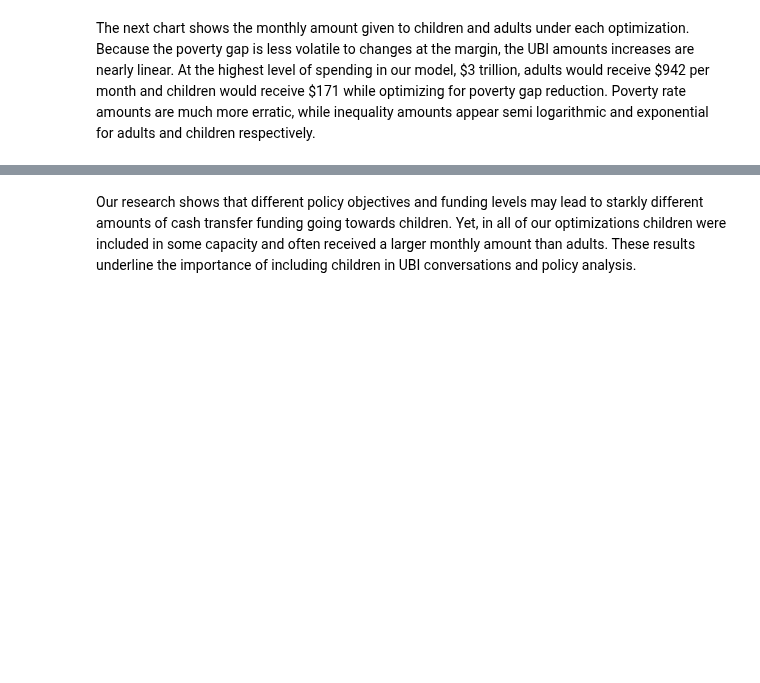
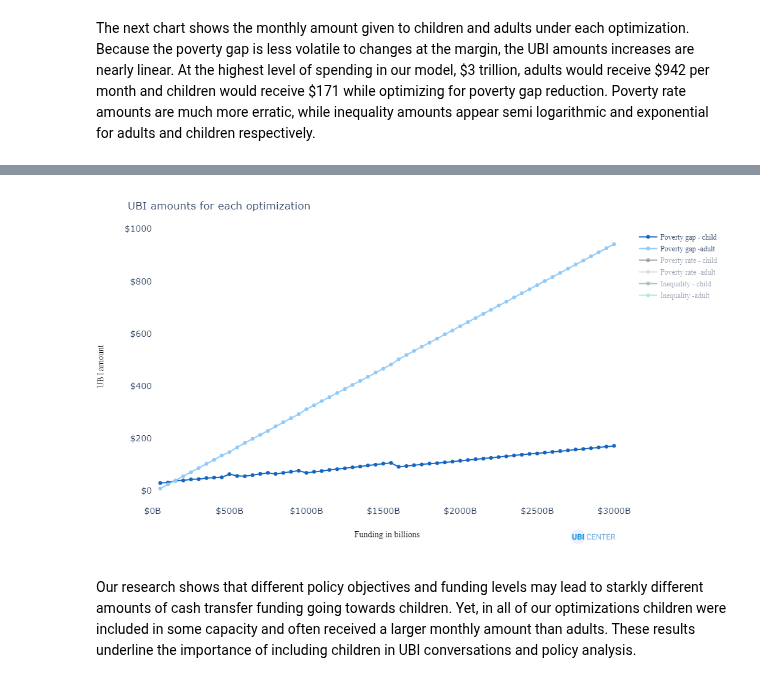
Before and after one commit to UBICenter/blog, a Jupyter notebook: jb/20210103/How_much_UBI_spending_should_go_to_children_Graphs.ipynb, the cells around one changed output, grey strips where cells are left out. Cells and saved outputs as stored; diff of their text form; code cells hidden in the pictures; blank space fills up the shorter version.

```diff
--- a/jb/20210103/How_much_UBI_spending_should_go_to_children_Graphs.ipynb
+++ b/jb/20210103/How_much_UBI_spending_should_go_to_children_Graphs.ipynb
@@ -379,7 +379,7 @@ fig.add_trace(
           x=optimal_poverty_gap['funding_billions'],
           y=optimal_poverty_gap['monthly_child_ubi'],
           mode="markers+lines",
-          name="Poverty gap - child UBI",
+          name="Poverty gap - child",
           # assign numpy array with child & adult ubi to customdata argument
           customdata = np.stack(
           (optimal_poverty_gap['monthly_child_ubi'],
@@ -401,7 +401,7 @@ fig.add_trace(
           x=optimal_poverty_gap['funding_billions'],
           y=optimal_poverty_gap['monthly_adult_ubi'],
           mode="markers+lines",
-          name="Poverty gap - adult UBI",
+          name="Poverty gap -adult",
           # assign numpy array with child & adult ubi to customdata argument
           customdata = np.stack(
           (optimal_poverty_gap['monthly_adult_ubi'],
@@ -423,7 +423,7 @@ fig.add_trace(
           x=optimal_poverty_rate['funding_billions'],
           y=optimal_poverty_rate['monthly_child_ubi'],
           mode="markers+lines",
-          name="Poverty rate - child UBI",
+          name="Poverty rate - child",
           # assign numpy array with child & adult ubi to customdata argument
           customdata = np.stack(
           (optimal_poverty_rate['monthly_child_ubi'],
@@ -432,7 +432,7 @@ fig.add_trace(
           # add customdata to hovertemplate
           hovertemplate = (
                         '<b>Child UBI/mo</b>: $%{customdata[0]: .0f}'+\
-                        '<br><b>Poverty rate </b>: $%{customdata[1]: .0f} billion<br>'
+                        '<br><b>Poverty rate </b>: %{customdata[1]: .0f}%<br>'
                           ),
           line=dict(
               color='#484848'
@@ -445,7 +445,7 @@ fig.add_trace(
           x=optimal_poverty_rate['funding_billions'],
           y=optimal_poverty_rate['monthly_adult_ubi'],
           mode="markers+lines",
-          name="Poverty rate - adult UBI",
+          name="Poverty rate -adult",
           # assign numpy array with child & adult ubi to customdata argument
           customdata = np.stack(
           (optimal_poverty_rate['monthly_adult_ubi'],
@@ -454,7 +454,7 @@ fig.add_trace(
           # add customdata to hovertemplate
           hovertemplate = (
                         '<b>Adult UBI/mo</b>: $%{customdata[0]: .0f}'+\
-                        '<br><b>Poverty gap </b>: %{customdata[1]: .0f} billion'
+                        '<br><b>Poverty rate </b>: %{customdata[1]: .0f}%'
                           ),
           line=dict(
               color=GRAY
@@ -468,7 +468,7 @@ fig.add_trace(
           x=optimal_inequality['funding_billions'],
           y=optimal_inequality['monthly_child_ubi'],
           mode="markers+lines",
-          name="Inequality - child UBI",
+          name="Inequality - child",
           # assign numpy array with child & adult ubi to customdata argument
           customdata = np.stack(
           (optimal_inequality['monthly_child_ubi'],
@@ -490,7 +490,7 @@ fig.add_trace(
           x=optimal_inequality['funding_billions'],
           y=optimal_inequality['monthly_adult_ubi'],
           mode="markers+lines",
-          name="Inequality - adult UBI",
+          name="Inequality -adult",
           # assign numpy array with child & adult ubi to customdata argument
           customdata = np.stack(
           (optimal_inequality['monthly_adult_ubi'],
@@ -517,7 +517,7 @@ fig.update_xaxes(
         range=[0,3050])
 
 fig.update_yaxes(
-        title_text = "UBI Amount",
+        title_text = "UBI amount",
         tickprefix ="$",
         tickfont = {'size':14},
         title_standoff = 25)
@@ -533,7 +533,8 @@ fig.update_layout(legend=dict(
     yanchor="top",
     y=1,
     xanchor="left",
-    x=1.03
+    x=1.03,
+    font=dict(family='Roboto'),
 ))
 
 fig.update_layout(plot_bgcolor='white', height=600, width=1000, hovermode="x")
@@ -542,8 +543,8 @@ fig.update_traces(
     #  hovertemplate=None
      )
 
-hide_line = ['Poverty rate - child UBI', 'Poverty rate - adult UBI',
-             'Inequality - child UBI', 'Inequality - adult UBI']
+hide_line = ['Poverty rate - child', 'Poverty rate -adult',
+             'Inequality - child', 'Inequality -adult']
 fig.for_each_trace(lambda trace: trace.update(visible="legendonly")
                    if trace.name in hide_line else ())
 
@@ -565,2 +565,3 @@ fig.show(config=CONFIG)
+[figure, added]
 # %% [markdown]
 Our research shows that different policy objectives and funding levels may lead to starkly different amounts of cash transfer funding going towards children. Yet, in all of our optimizations children were included in some capacity and often received a larger monthly amount than adults.  These results underline the importance of including children in UBI conversations and policy analysis.
```
Also changed, not shown: parts of 4 cells of this notebook, 3 other files.
